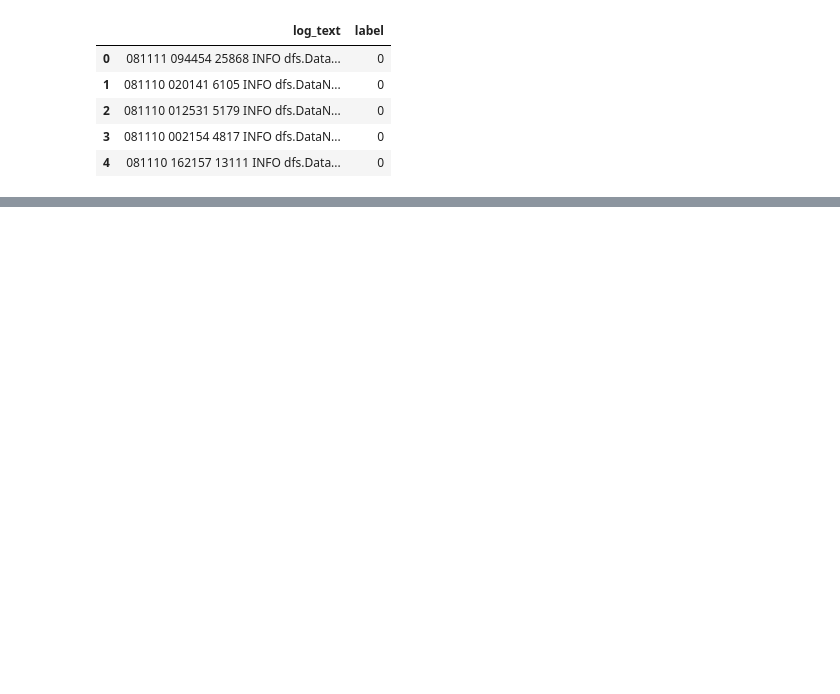
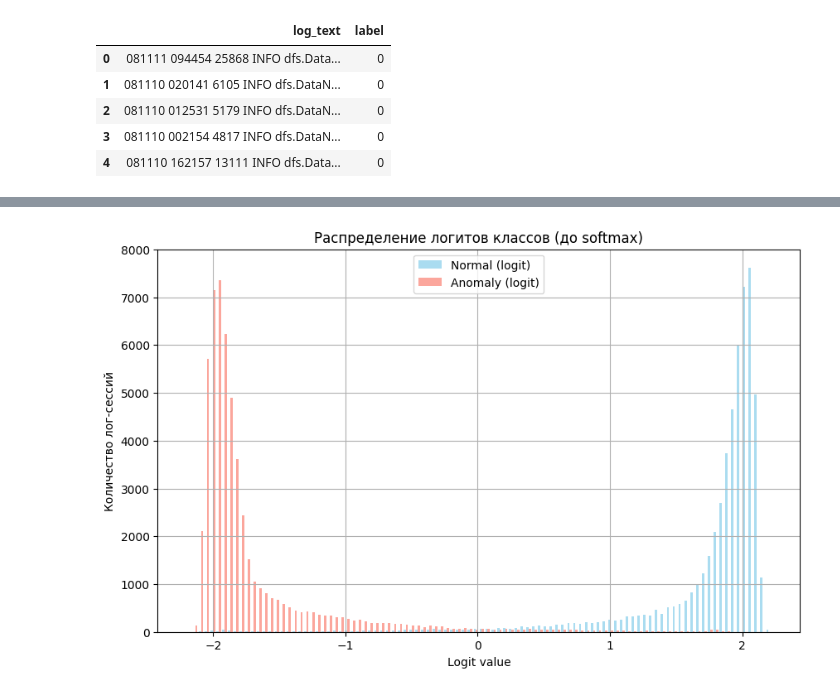
Before and after one commit to vovotata/soc_ml_project, a Jupyter notebook: notebooks/hdfs_parsing.ipynb, the cells around one changed output, grey strips where cells are left out. Saved outputs shown, nothing was run; the diff lists cells and outputs as text; code cells hidden in the pictures; blank space fills up the shorter version.

```diff
--- a/notebooks/hdfs_parsing.ipynb
+++ b/notebooks/hdfs_parsing.ipynb
@@ -339,14 +443,17 @@ class LogBERTDataset(Dataset):
     def __len__(self):
         return len(self.labels)
 
-# Превращаем метки в тензоры
-train_labels = torch.tensor(train_balanced['label'].values)
-test_labels = torch.tensor(test_sessions['label'].values)
+# метки в тензоры
+train_labels = torch.tensor(train_split['label'].values)
+val_labels   = torch.tensor(val_split  ['label'].values)
+test_labels  = torch.tensor(test_sessions['label'].values)
 
-# Создаём датасеты
+# сами датасеты
 train_dataset = LogBERTDataset(tokenized_train, train_labels)
-test_dataset = LogBERTDataset(tokenized_test, test_labels)
+val_dataset   = LogBERTDataset(tokenized_val,   val_labels)
+test_dataset  = LogBERTDataset(tokenized_test,  test_labels)
 
-# Загружаем батчи
+# дата-лодеры с батчами
 train_loader = DataLoader(train_dataset, batch_size=8, shuffle=True)
-test_loader = DataLoader(test_dataset, batch_size=8)
+val_loader   = DataLoader(val_dataset,   batch_size=8)
+test_loader  = DataLoader(test_dataset,  batch_size=8)
@@ -494,0 +715,34 @@ print(conf_matrix)
+# %%
+import torch
+from tqdm import tqdm
+import matplotlib.pyplot as plt
+
+logits_class0 = []
+logits_class1 = []
+labels_all = []
+
+model.eval()
+with torch.no_grad():
+    for batch in tqdm(test_loader, desc="Собираем логиты"):
+        input_ids = batch['input_ids'].to(device)
+        attention_mask = batch['attention_mask'].to(device)
+        labels = batch['labels'].to(device)
+
+        outputs = model(input_ids, attention_mask=attention_mask)
+        logits = outputs.logits
+
+        logits_class0.extend(logits[:, 0].cpu().numpy())  # логиты класса 0
+        logits_class1.extend(logits[:, 1].cpu().numpy())  # логиты класса 1
+        labels_all.extend(labels.cpu().numpy())
+
+
+plt.figure(figsize=(10, 6))
+plt.hist([logits_class0, logits_class1], bins=100, label=['Normal (logit)', 'Anomaly (logit)'], color=['skyblue', 'salmon'], alpha=0.7)
+plt.title("Распределение логитов классов (до softmax)")
+plt.xlabel("Logit value")
+plt.ylabel("Количество лог-сессий")
+plt.legend()
+plt.grid(True)
+plt.show()
+# %% [output]
+[figure, added]
```
Also changed, not shown: parts of 22 cells of this notebook.
